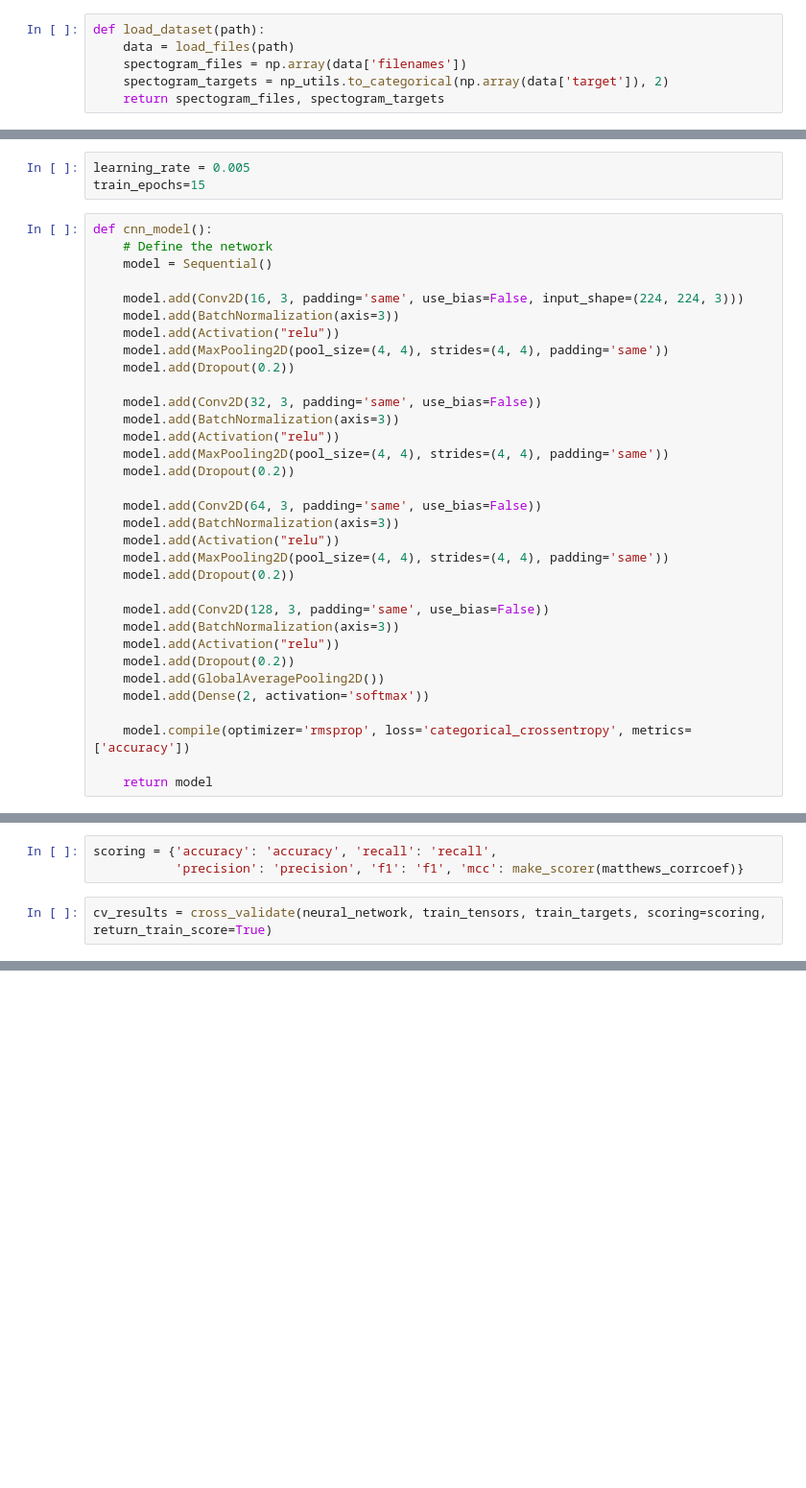
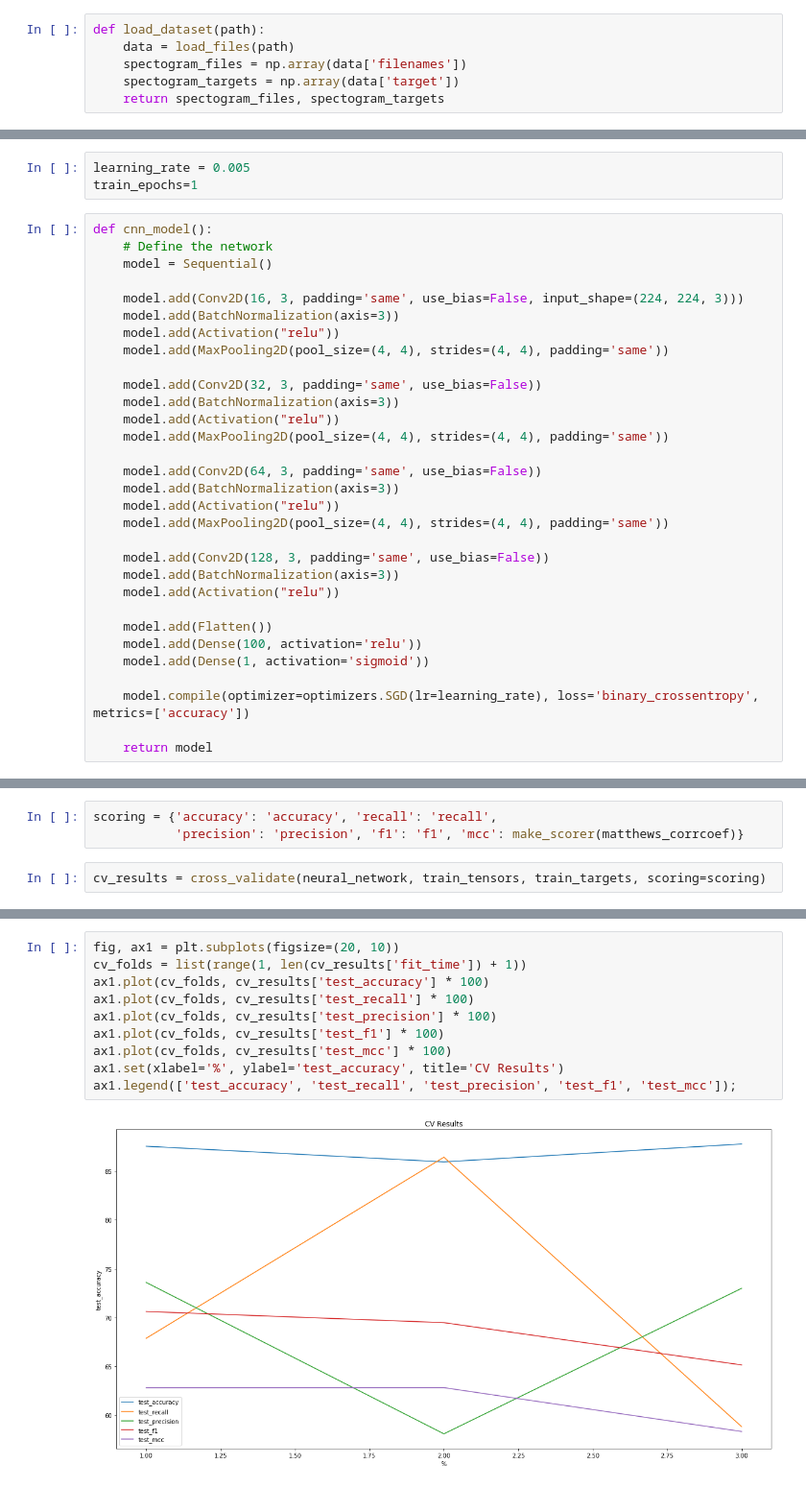
Before and after one commit to yfauser/capstone-project, a Jupyter notebook: Convolutional Neural Network 2D with Spectograms.ipynb, the cells around one changed output, grey strips where cells are left out. Shown at 96% size. Cells and saved outputs as stored; diff of their text form; blank space fills up the shorter version.

Commit message:
First working version of 2D CNN with spectograms

```diff
--- a/Convolutional Neural Network 2D with Spectograms.ipynb
+++ b/Convolutional Neural Network 2D with Spectograms.ipynb
@@ -17,7 +18,7 @@ Using TensorFlow backend.
 def load_dataset(path):
     data = load_files(path)
     spectogram_files = np.array(data['filenames'])
-    spectogram_targets = np_utils.to_categorical(np.array(data['target']), 2)
+    spectogram_targets = np.array(data['target'])
     return spectogram_files, spectogram_targets
 # %%
 train_files, train_targets = load_dataset('Data/train_spectograms/')
@@ -37,7 +38,7 @@ def paths_to_tensor(img_paths):
 train_tensors = paths_to_tensor(train_files).astype('float32')/255
 # %%
 learning_rate = 0.005
-train_epochs=15
+train_epochs=1
 # %%
 def cnn_model():
     # Define the network
@@ -47,28 +48,26 @@ def cnn_model():
     model.add(BatchNormalization(axis=3))
     model.add(Activation("relu"))
     model.add(MaxPooling2D(pool_size=(4, 4), strides=(4, 4), padding='same'))
-    model.add(Dropout(0.2))
 
     model.add(Conv2D(32, 3, padding='same', use_bias=False))
     model.add(BatchNormalization(axis=3))
     model.add(Activation("relu"))
     model.add(MaxPooling2D(pool_size=(4, 4), strides=(4, 4), padding='same'))
-    model.add(Dropout(0.2))
 
     model.add(Conv2D(64, 3, padding='same', use_bias=False))
     model.add(BatchNormalization(axis=3))
     model.add(Activation("relu"))
     model.add(MaxPooling2D(pool_size=(4, 4), strides=(4, 4), padding='same'))
-    model.add(Dropout(0.2))
 
     model.add(Conv2D(128, 3, padding='same', use_bias=False))
     model.add(BatchNormalization(axis=3))
     model.add(Activation("relu"))
-    model.add(Dropout(0.2))
-    model.add(GlobalAveragePooling2D())
-    model.add(Dense(2, activation='softmax'))
 
-    model.compile(optimizer='rmsprop', loss='categorical_crossentropy', metrics=['accuracy'])
+    model.add(Flatten())
+    model.add(Dense(100, activation='relu'))
+    model.add(Dense(1, activation='sigmoid'))
+
+    model.compile(optimizer=optimizers.SGD(lr=learning_rate), loss='binary_crossentropy', metrics=['accuracy'])
 
     return model
 # %%
@@ -98,7 +97,7 @@ neural_network = KerasClassifier(build_fn=cnn_model, epochs=train_epochs, batch_
 scoring = {'accuracy': 'accuracy', 'recall': 'recall',
            'precision': 'precision', 'f1': 'f1', 'mcc': make_scorer(matthews_corrcoef)}
 # %%
-cv_results = cross_validate(neural_network, train_tensors, train_targets, scoring=scoring, return_train_score=True)
+cv_results = cross_validate(neural_network, train_tensors, train_targets, scoring=scoring)
 # %% [output]
 WARNING:tensorflow:From /anaconda3/envs/py3/lib/python3.7/site-packages/tensorflow/python/ops/math_ops.py:3066: to_int32 (from tensorflow.python.ops.math_ops) is deprecated and will be removed in a fu ...
 Instructions for updating:
@@ -119,0 +134,12 @@ Epoch 13/15
+# %%
+fig, ax1 = plt.subplots(figsize=(20, 10))
+cv_folds = list(range(1, len(cv_results['fit_time']) + 1))
+ax1.plot(cv_folds, cv_results['test_accuracy'] * 100)
+ax1.plot(cv_folds, cv_results['test_recall'] * 100)
+ax1.plot(cv_folds, cv_results['test_precision'] * 100)
+ax1.plot(cv_folds, cv_results['test_f1'] * 100)
+ax1.plot(cv_folds, cv_results['test_mcc'] * 100)
+ax1.set(xlabel='%', ylabel='test_accuracy', title='CV Results')
+ax1.legend(['test_accuracy', 'test_recall', 'test_precision', 'test_f1', 'test_mcc']);
+# %% [output]
+[figure, added]
```
Also changed, not shown: parts of 4 cells of this notebook.
